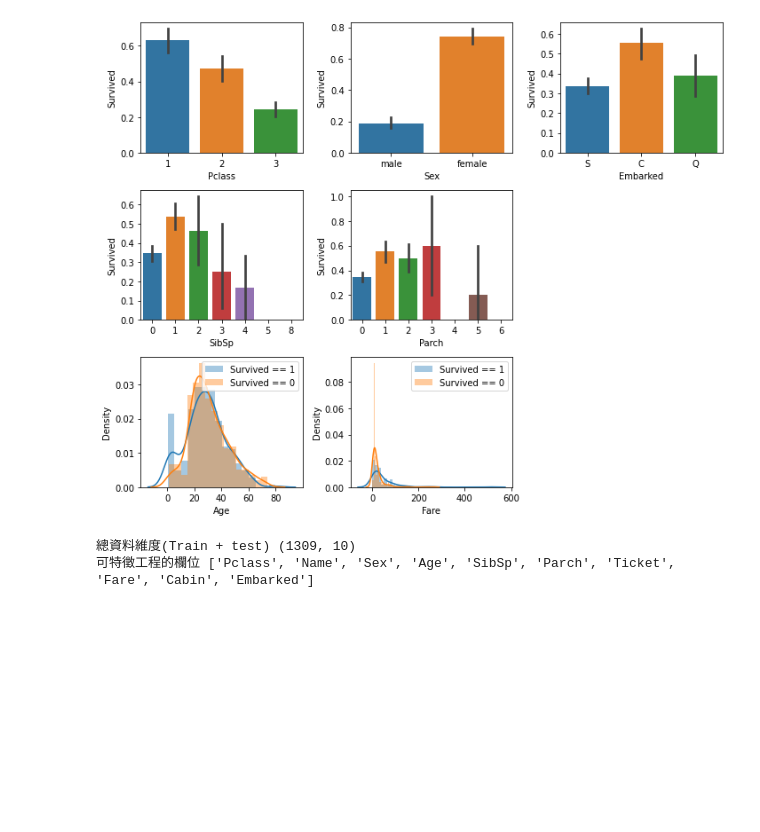
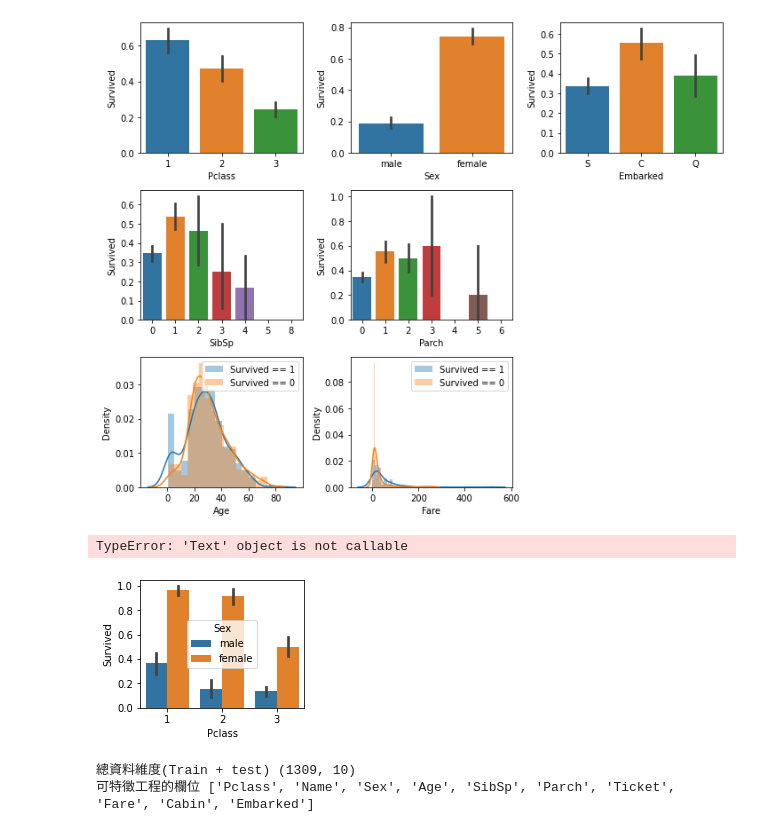
Before and after one commit to GallonShih/Projects, a Jupyter notebook: SideProject/02_Kaggle_Titanic/Titanic.ipynb, the cells around one changed output. Saved outputs shown, nothing was run; the diff lists cells and outputs as text; code cells hidden in the pictures; blank space fills up the shorter version.

```diff
--- a/SideProject/02_Kaggle_Titanic/Titanic.ipynb
+++ b/SideProject/02_Kaggle_Titanic/Titanic.ipynb
@@ -135,6 +137,24 @@ plt.plot()
 plt.show()
 # %% [output]
 [figure]
+# %%
+# 雙變數
+
+fig = plt.figure(figsize = (10, 8), dpi=72,
+           facecolor="white",edgecolor="green")
+
+# 設定子圖
+ax_1 = fig.add_subplot(3, 3, 1)
+sns.barplot(x='Pclass',y='Survived',hue='Sex',data=train)
+ax_1.title('123')
+
+
+fig.tight_layout() # 子圖間距
+plt.plot()
+plt.show()
+# %% [output]
+TypeError: 'Text' object is not callable
+[figure, added]
 # %%
 # 訓練資料需要 train_X, train_Y / 預測輸出需要 ids(識別每個預測值), test_X
 # 在此先抽離出 train_Y 與 ids, 而先將 train_X, test_X 該有的資料合併成 df, 先作特徵工程
```
Also changed, not shown: parts of 1 cell of this notebook.
